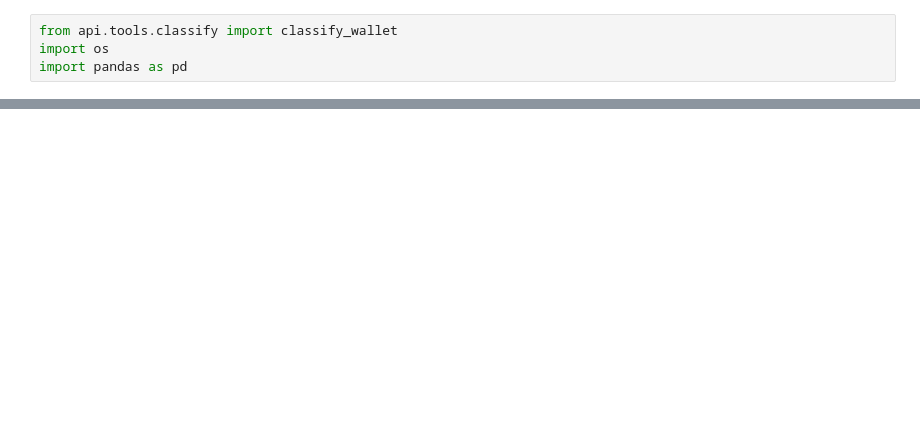
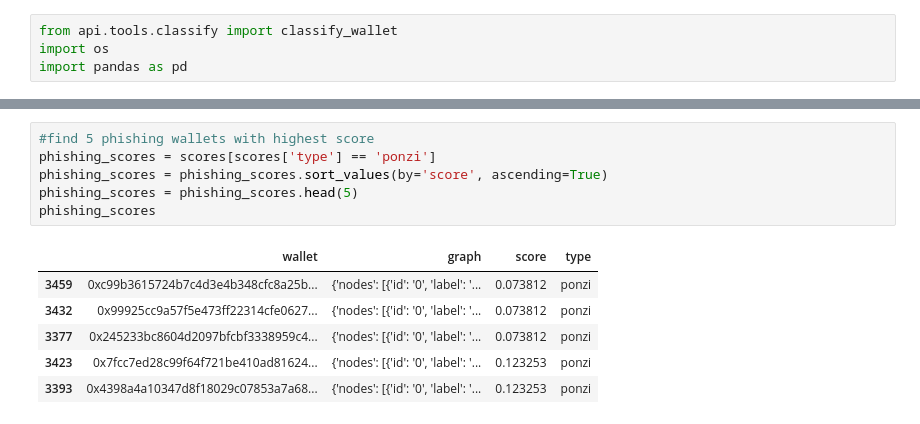
Before and after one commit to LMU-DATA-SCIENCE/eth-graph-fraud-detection, a Jupyter notebook: test_notebook.ipynb, the cells around one changed output, grey strips where cells are left out. Saved outputs shown, nothing was run; the diff lists cells and outputs as text; blank space fills up the shorter version.

```diff
--- a/test_notebook.ipynb
+++ b/test_notebook.ipynb
@@ -44,0 +134,13 @@ for wallet in normal_wallets:
+# %%
+#find 5 phishing wallets with highest score
+phishing_scores = scores[scores['type'] == 'ponzi']
+phishing_scores = phishing_scores.sort_values(by='score', ascending=True)
+phishing_scores = phishing_scores.head(5)
+phishing_scores
+# %% [output]
+|  | wallet | graph | score | type |
+| 3459 | 0xc99b3615724b7c4d3e4b348cfc8a25b... | {'nodes': [{'id': '0', 'label': '... | 0.073812 | ponzi |
+| 3432 | 0x99925cc9a57f5e473ff22314cfe0627... | {'nodes': [{'id': '0', 'label': '... | 0.073812 | ponzi |
+| 3377 | 0x245233bc8604d2097bfcbf3338959c4... | {'nodes': [{'id': '0', 'label': '... | 0.073812 | ponzi |
+| 3423 | 0x7fcc7ed28c99f64f721be410ad81624... | {'nodes': [{'id': '0', 'label': '... | 0.123253 | ponzi |
+| 3393 | 0x4398a4a10347d8f18029c07853a7a68... | {'nodes': [{'id': '0', 'label': '... | 0.123253 | ponzi |
```
Also changed, not shown: parts of 6 cells of this notebook.
